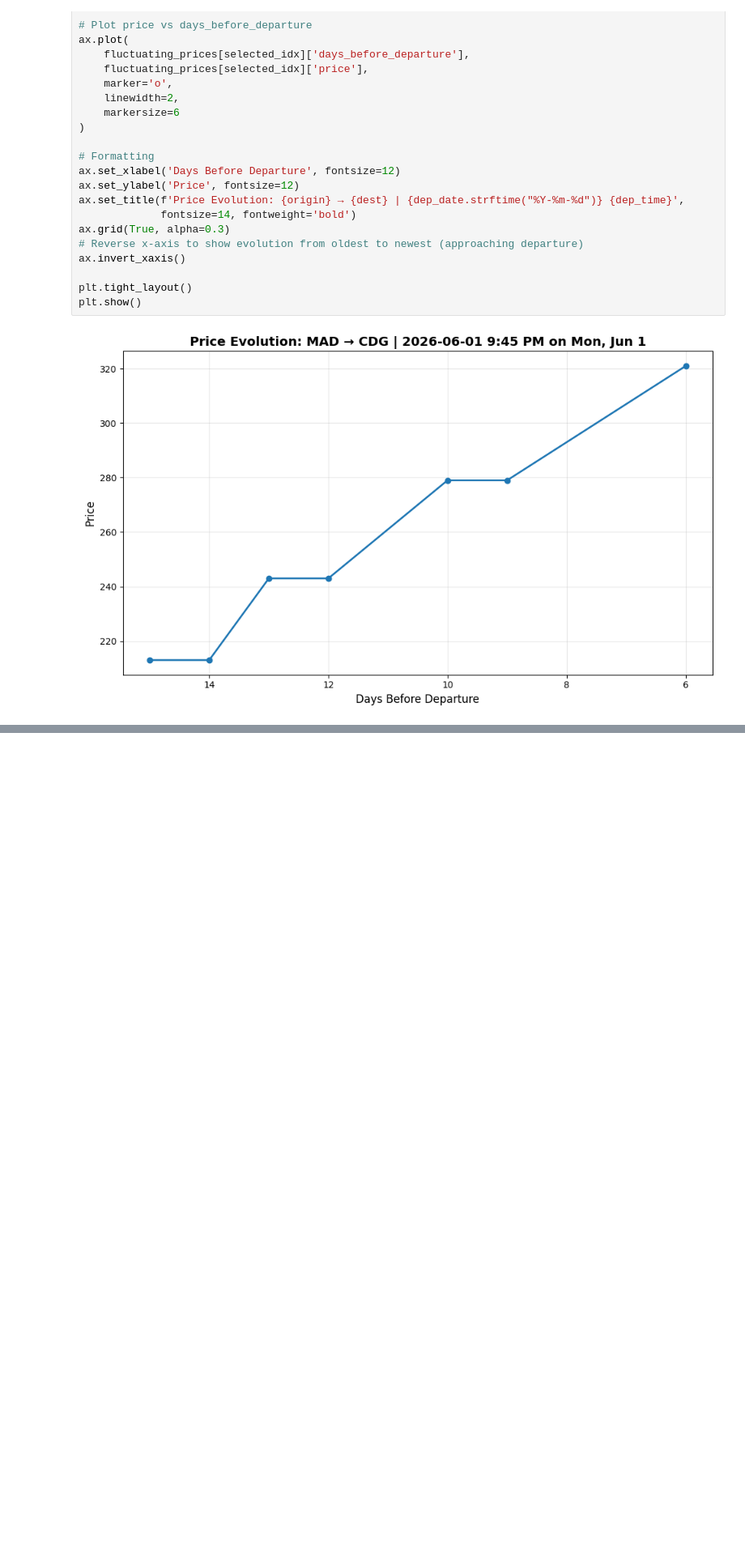
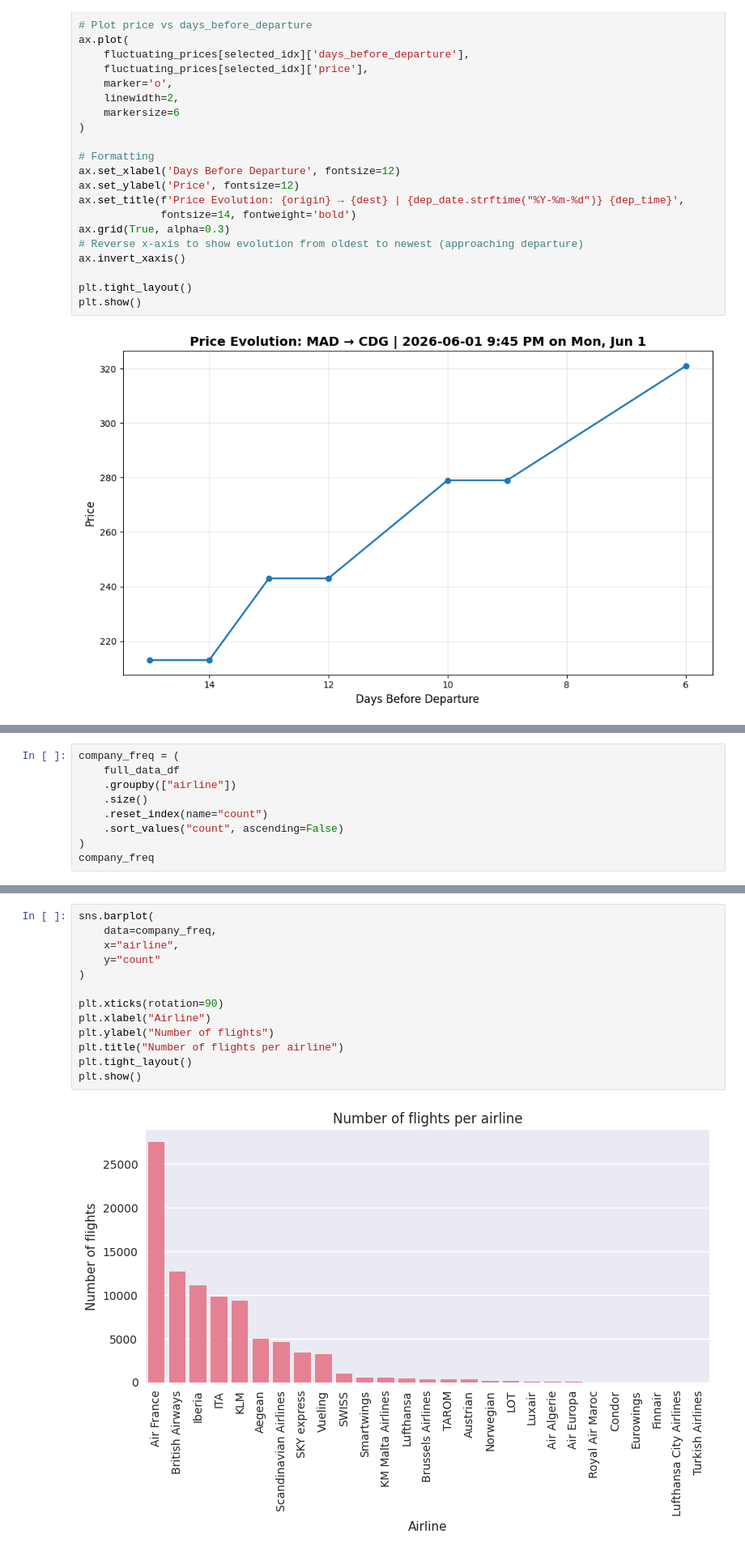
Before and after one commit to G0rg0ne/Visionary, a Jupyter notebook: notebooks/data_investigator.ipynb, the cells around one changed output, grey strips where cells are left out. Shown at 81% size. Drawn from its saved outputs; the diff is of its cells as text; blank space fills up the shorter version.

```diff
--- a/notebooks/data_investigator.ipynb
+++ b/notebooks/data_investigator.ipynb
@@ -82,0 +150,9 @@ plt.show()
+# %%
+company_freq = (
+    full_data_df
+    .groupby(["airline"])
+    .size()
+    .reset_index(name="count")
+    .sort_values("count", ascending=False)
+)
+company_freq
@@ -82,0 +177,15 @@ plt.show()
+# %%
+sns.barplot(
+    data=company_freq,
+    x="airline",
+    y="count"
+)
+
+plt.xticks(rotation=90)
+plt.xlabel("Airline")
+plt.ylabel("Number of flights")
+plt.title("Number of flights per airline")
+plt.tight_layout()
+plt.show()
+# %% [output]
+[figure, added]
```
Also changed, not shown: parts of 14 cells of this notebook.
